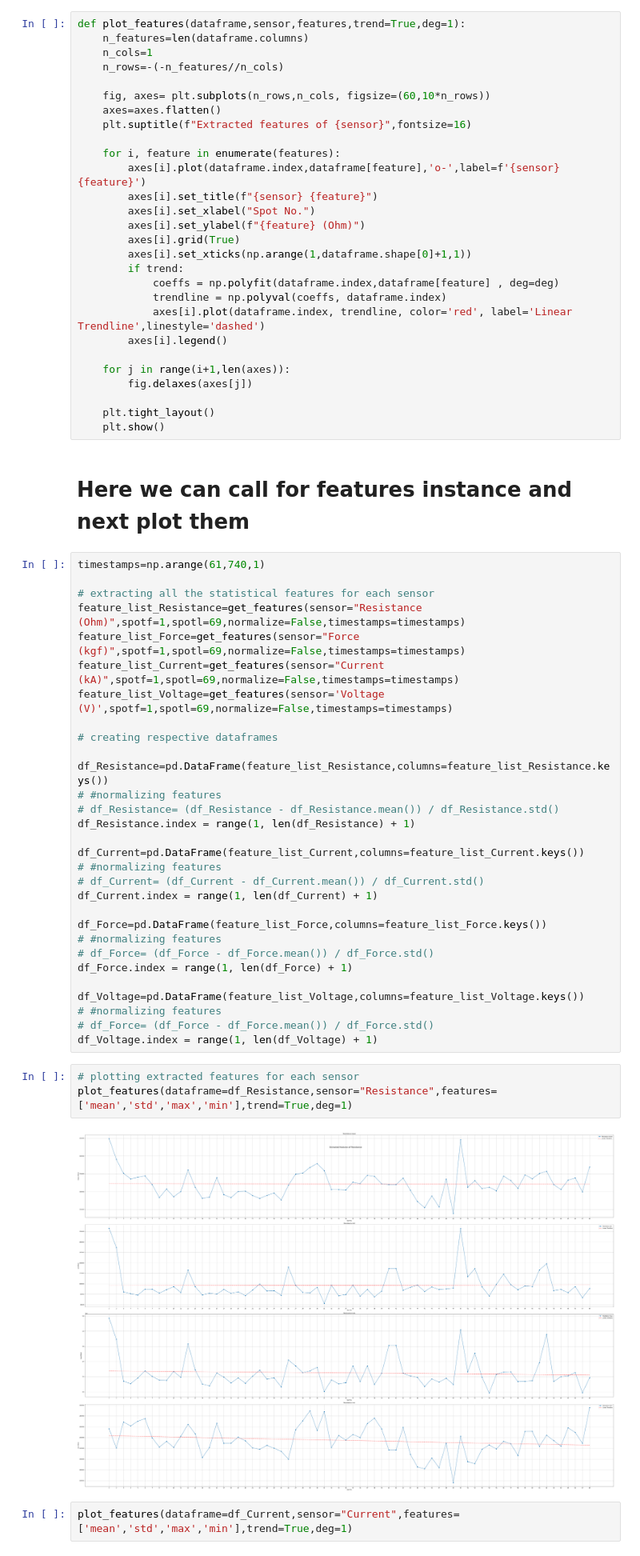
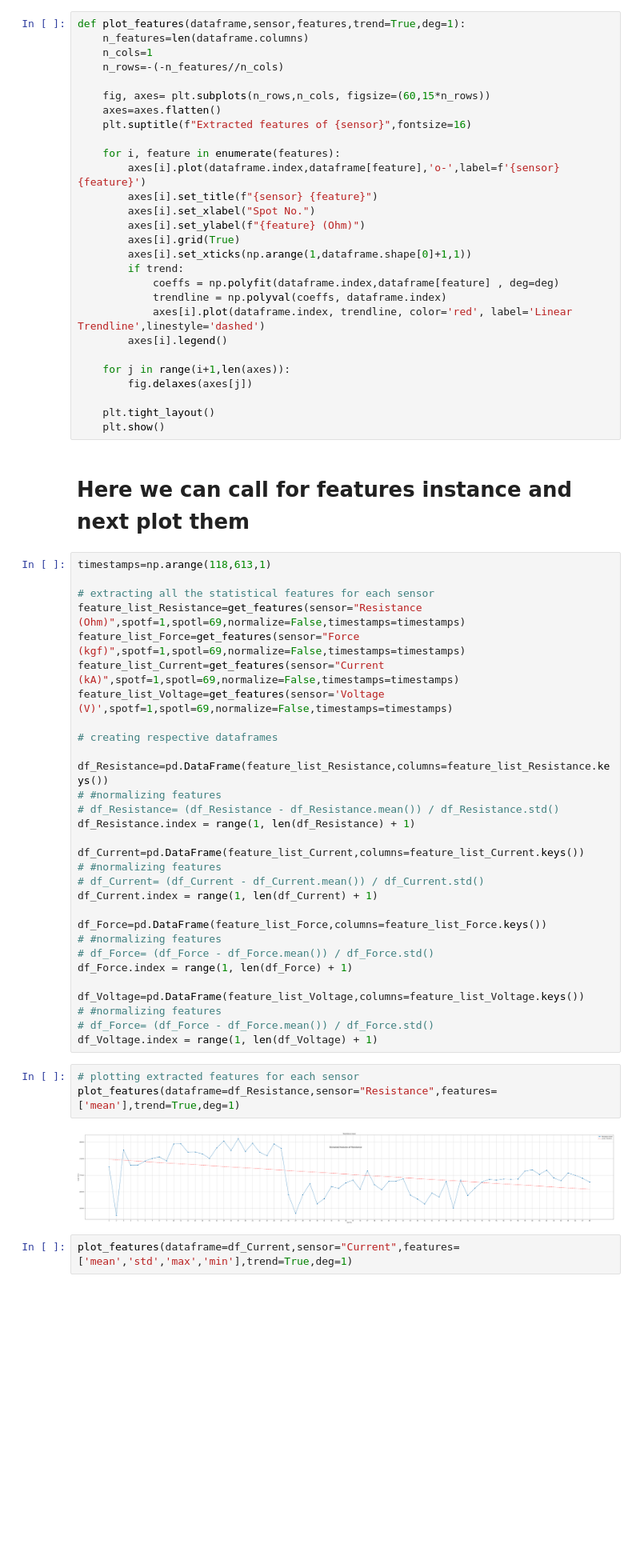
Before and after one commit to Protagonist-8/SpotProject, a Jupyter notebook: spot_eda.ipynb, the cells around one changed output. Shown at 80% size. Drawn from its saved outputs; the diff is of its cells as text; blank space fills up the shorter version.

```diff
--- a/spot_eda.ipynb
+++ b/spot_eda.ipynb
@@ -82,7 +82,7 @@ def plot_features(dataframe,sensor,features,trend=True,deg=1):
     n_cols=1
     n_rows=-(-n_features//n_cols)
 
-    fig, axes= plt.subplots(n_rows,n_cols, figsize=(60,10*n_rows))
+    fig, axes= plt.subplots(n_rows,n_cols, figsize=(60,15*n_rows))
     axes=axes.flatten()
     plt.suptitle(f"Extracted features of {sensor}",fontsize=16)
 
@@ -107,7 +107,7 @@ def plot_features(dataframe,sensor,features,trend=True,deg=1):
 # %% [markdown]
 # Here we can call for features instance and next plot them
 # %%
-timestamps=np.arange(61,740,1)
+timestamps=np.arange(118,613,1)
 
 # extracting all the statistical features for each sensor
 feature_list_Resistance=get_features(sensor="Resistance (Ohm)",spotf=1,spotl=69,normalize=False,timestamps=timestamps)
@@ -138,9 +138,9 @@ df_Voltage=pd.DataFrame(feature_list_Voltage,columns=feature_list_Voltage.keys()
 df_Voltage.index = range(1, len(df_Voltage) + 1)
 # %%
 # plotting extracted features for each sensor
-plot_features(dataframe=df_Resistance,sensor="Resistance",features=['mean','std','max','min'],trend=True,deg=1)
+plot_features(dataframe=df_Resistance,sensor="Resistance",features=['mean'],trend=True,deg=1)
 # %% [output]
-[figure, old version]
+[figure, new version]
 # %%
 plot_features(dataframe=df_Current,sensor="Current",features=['mean','std','max','min'],trend=True,deg=1)
 # %% [output]
```
Also changed, not shown: parts of 18 cells of this notebook.
